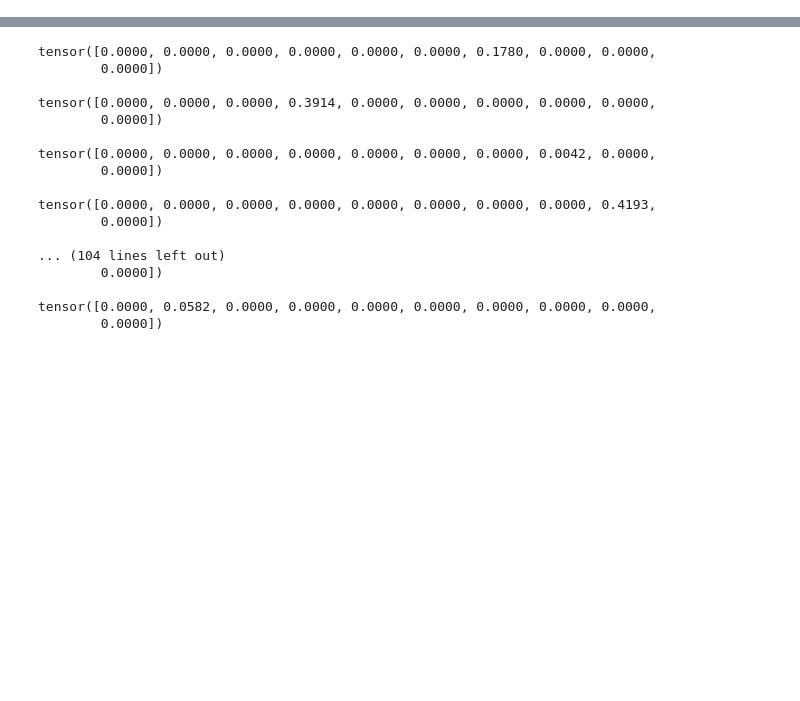
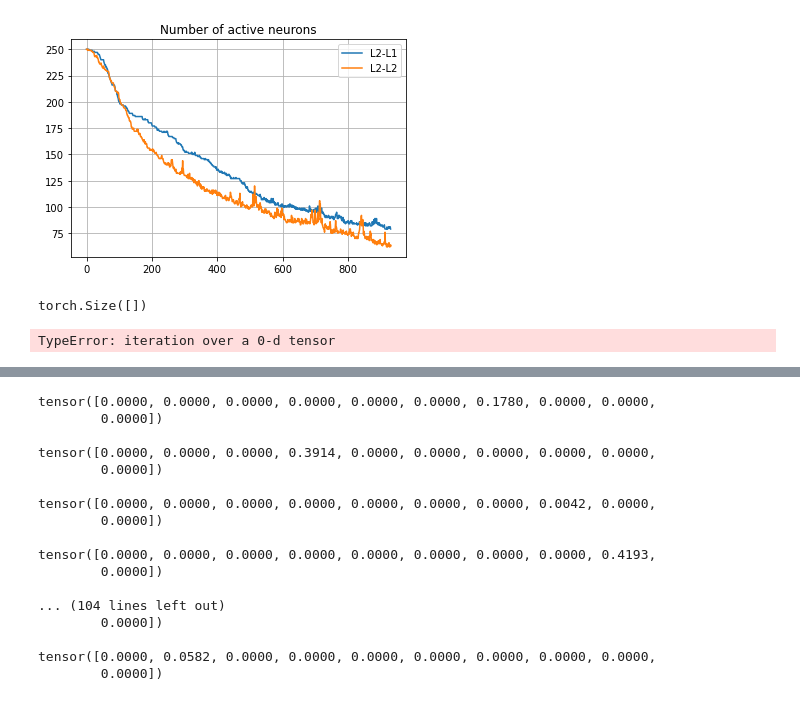
Before and after one commit to joeshenouda/nn-norm, a Jupyter notebook: plotting.ipynb, the cells around one changed output, grey strips where cells are left out. Saved outputs shown, nothing was run; the diff lists cells and outputs as text; code cells hidden in the pictures; blank space fills up the shorter version.

```diff
--- a/plotting.ipynb
+++ b/plotting.ipynb
@@ -36,0 +106,15 @@ def plot_out_sparsity(results_path, title):
+# %%
+plt.plot(nacts_w2v1_binary[:-1])
+plt.plot(nacts_w2v2_binary[:-1])
+plt.legend(['L2-L1', 'L2-L2'])
+plt.title('Number of active neurons')
+plt.grid('on')
+plt.show()
+# %% [output]
+[figure, added]
+# %%
+out_sparse_w2v1_binary = plot_out_sparsity(w2v1_binary_results_PATH, 'Out Sparse w2v1')
+out_sparse_w2v2_binary = plot_out_sparsity(w2v2_binary_results_PATH, 'Out Sparse w2v2')
+# %% [output]
+torch.Size([])
+TypeError: iteration over a 0-d tensor
```
Also changed, not shown: parts of 19 cells of this notebook, 15 other files.
